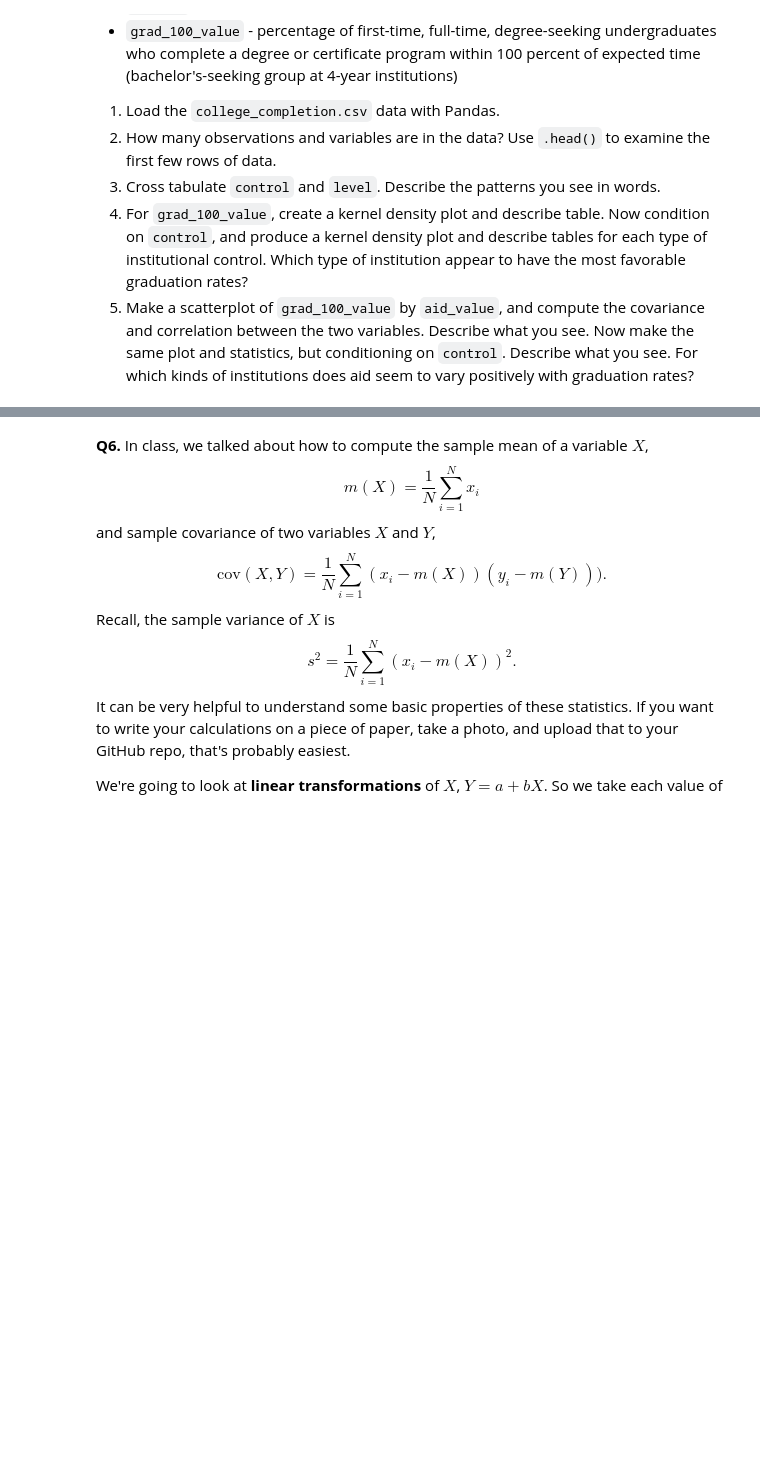
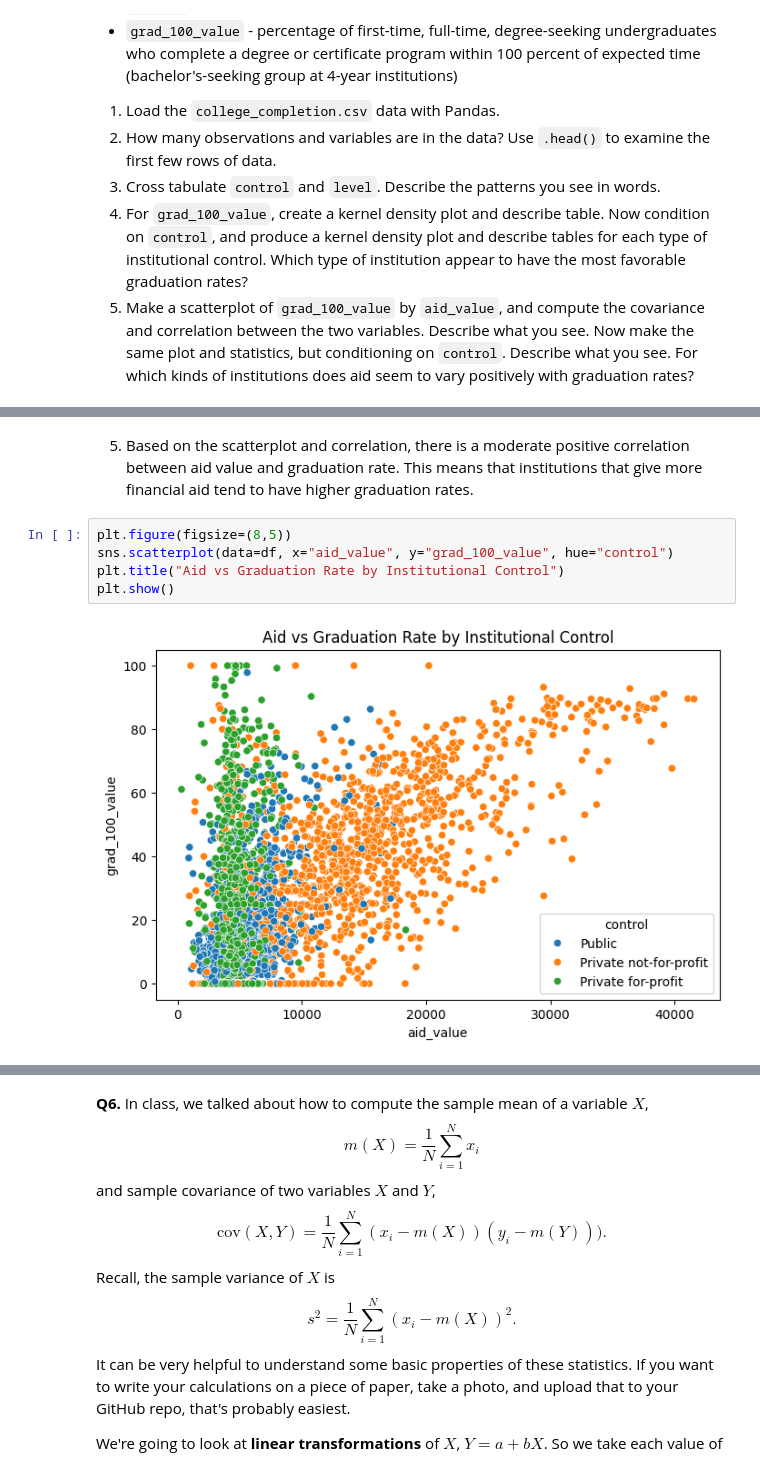
Before and after one commit to haero-lee/undergrad_ml_assignments, a Jupyter notebook: 01_assignment_wrangling_and_eda.ipynb, the cells around one changed output, grey strips where cells are left out. Cells and saved outputs as stored; diff of their text form; blank space fills up the shorter version.

```diff
--- a/01_assignment_wrangling_and_eda.ipynb
+++ b/01_assignment_wrangling_and_eda.ipynb
@@ -507,0 +592,9 @@ We'll use the `college_completion.csv` dataset from the US Department of Educati
+# %% [markdown]
+5. Based on the scatterplot and correlation, there is a moderate positive correlation between aid value and graduation rate. This means that institutions that give more financial aid tend to have higher graduation rates.
+# %%
+plt.figure(figsize=(8,5))
+sns.scatterplot(data=df, x="aid_value", y="grad_100_value", hue="control")
+plt.title("Aid vs Graduation Rate by Institutional Control")
+plt.show()
+# %% [output]
+[figure, added]
```
Also changed, not shown: parts of 11 cells of this notebook.
